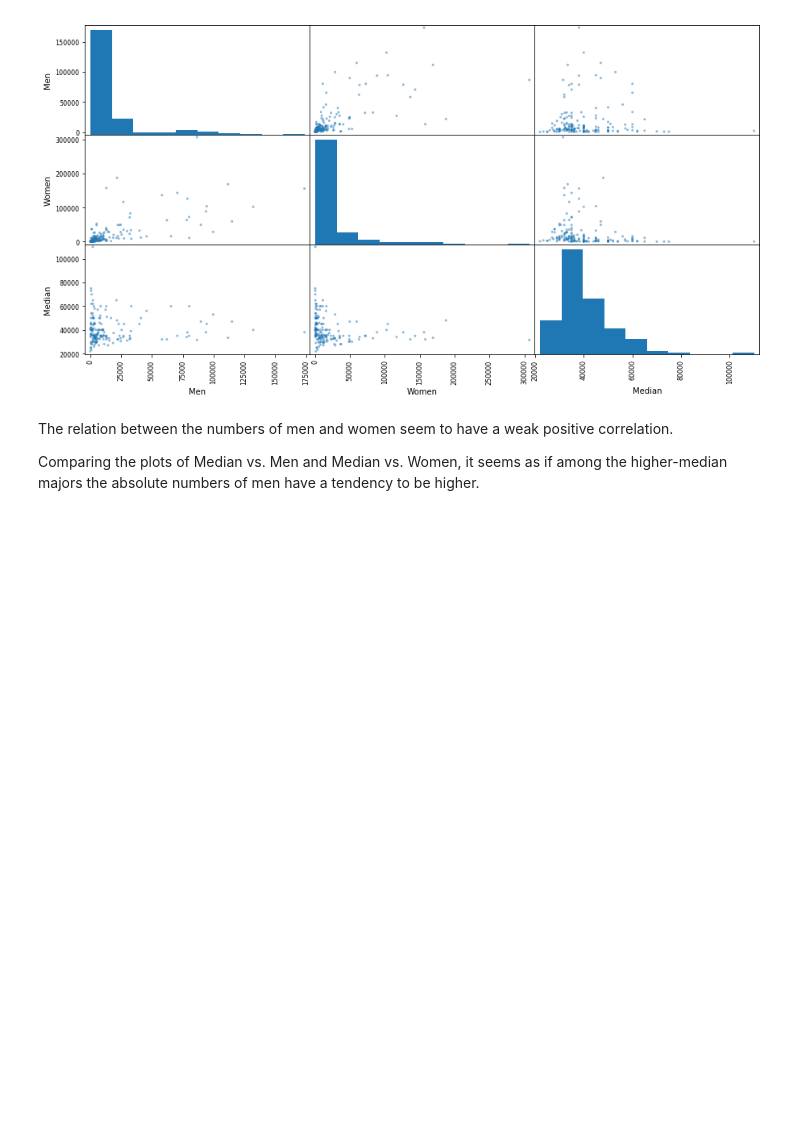
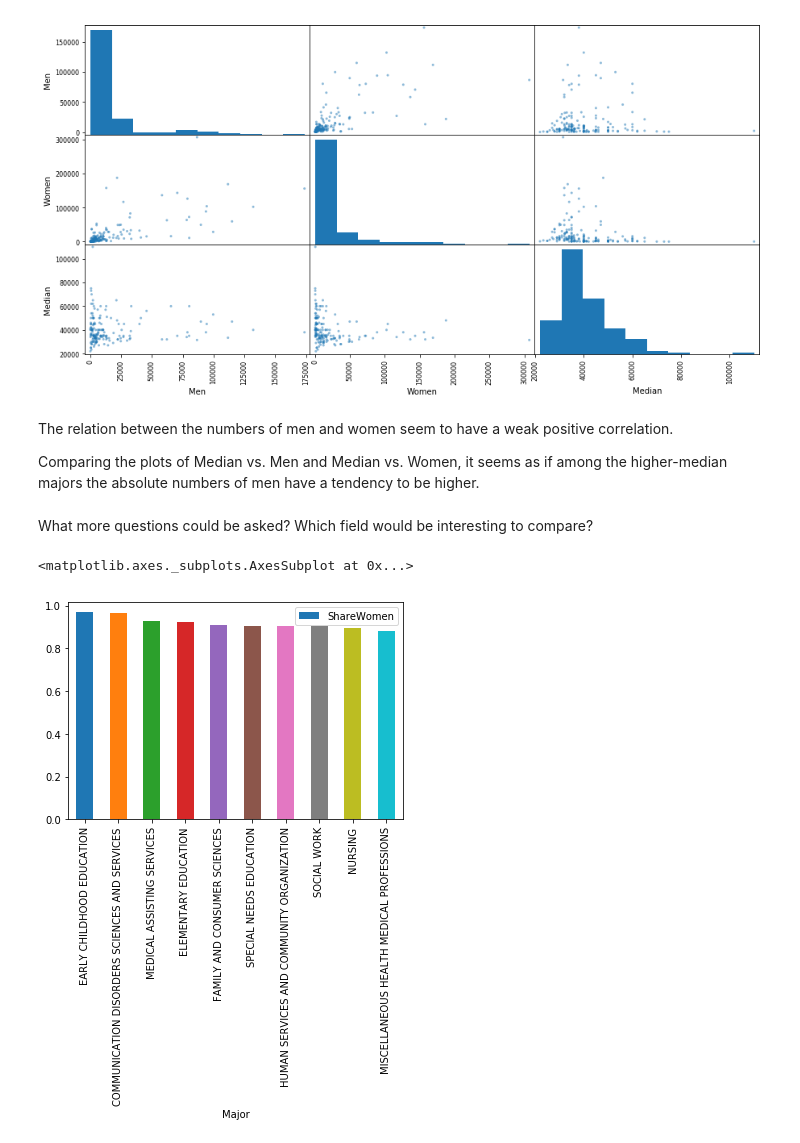
Before and after one commit to KatAKlettke/Jupyter, a Jupyter notebook: Analyzing recent college graduates in the US.ipynb, the cells around one changed output. Drawn from its saved outputs; the diff is of its cells as text; code cells hidden in the pictures; blank space fills up the shorter version.

Commit message:
Finished Dataquest Outline for this dataset
Added bar plots for selected numbers

```diff
--- a/Analyzing recent college graduates in the US.ipynb
+++ b/Analyzing recent college graduates in the US.ipynb
@@ -248,3 +248,11 @@ array([[<matplotlib.axes._subplots.AxesSubplot object at 0x...>,
 The relation between the numbers of men and women seem to have a weak positive correlation.
 
 Comparing the plots of Median vs. Men and Median vs. Women, it seems as if among the higher-median majors the absolute numbers of men have a tendency to be higher.
+# %% [markdown]
+What more questions could be asked? Which field would be interesting to compare?
+# %%
+share_women_sorted = recent_grads.sort_values('ShareWomen',inplace=False, ascending=False)
+share_women_sorted[:10].plot.bar(x='Major', y='ShareWomen')
+# %% [output]
+<matplotlib.axes._subplots.AxesSubplot at 0x...>
+[figure, added]
```
Also changed, not shown: parts of 5 cells of this notebook.
